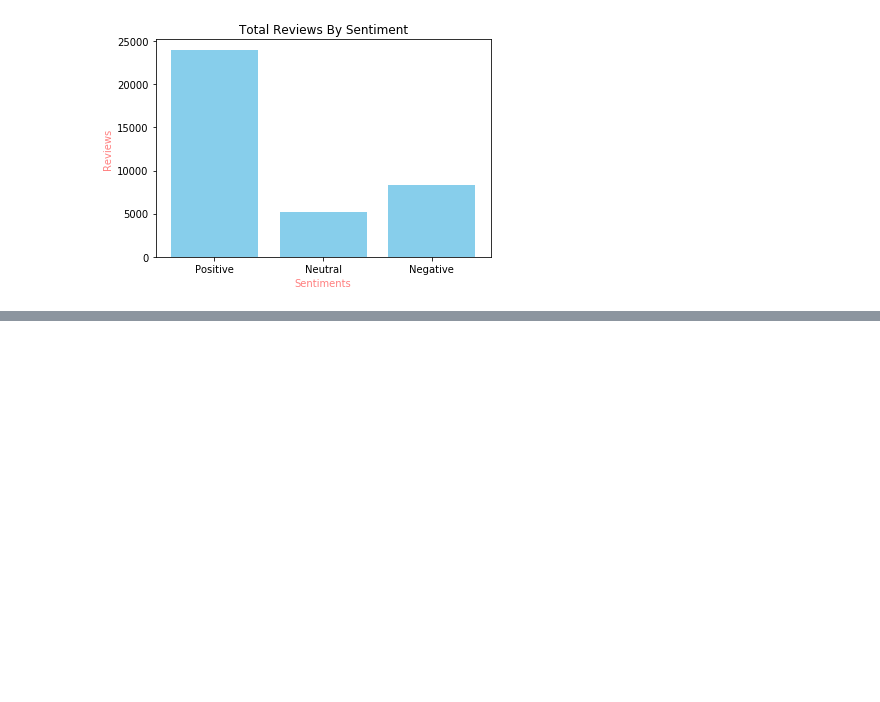
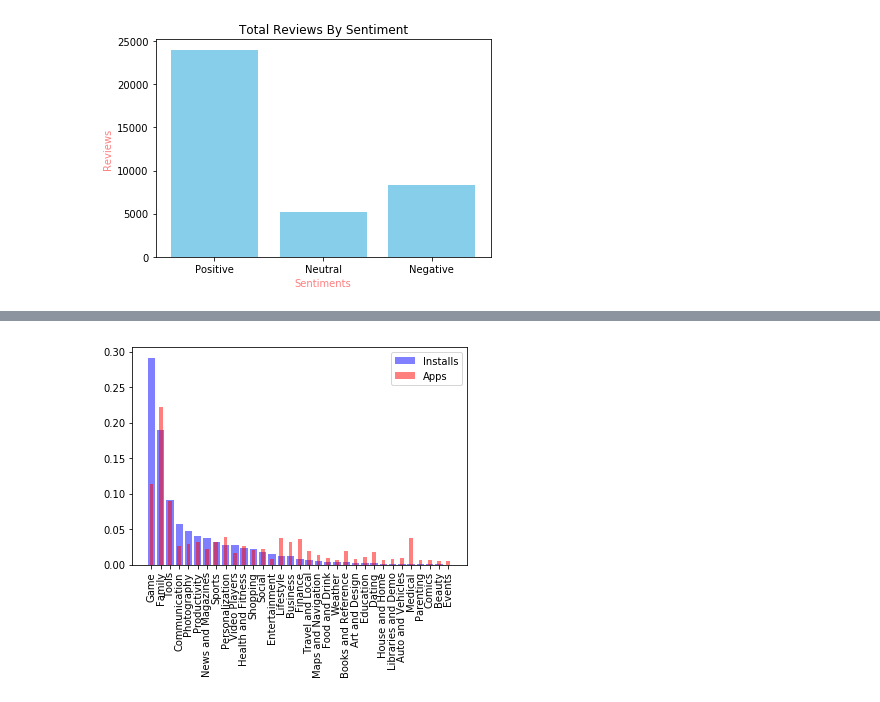
Before and after one commit to KylePeterson623/Project1, a Jupyter notebook: kyle.ipynb, the cells around one changed output, grey strips where cells are left out. Saved outputs shown, nothing was run; the diff lists cells and outputs as text; code cells hidden in the pictures; blank space fills up the shorter version.

```diff
--- a/kyle.ipynb
+++ b/kyle.ipynb
@@ -270,0 +286,20 @@ p2 = plt.bar(ind, womenMeans, width,
+# %%
+totalInstalls = categoryCount["Installs"].sum()
+totalApps = googleApps["Category"].count()
+installPercents = []
+appPercents = []
+
+for x in catInstalls:
+    installPercents.append(x / totalInstalls)
+
+for x in catApps:
+    appPercents.append(x / totalApps)
+
+plt.bar(xAxis, installPercents, color='blue', alpha=0.5, align="center", label="Installs")
+plt.bar(xAxis, appPercents, color='red', alpha=0.5, align="center", width=0.4, label="Apps")
+plt.xticks(xAxis, labels, rotation="vertical")
+
+plt.legend()
+plt.show()
+# %% [output]
+[figure, added]
```
Also changed, not shown: parts of 4 cells of this notebook.
